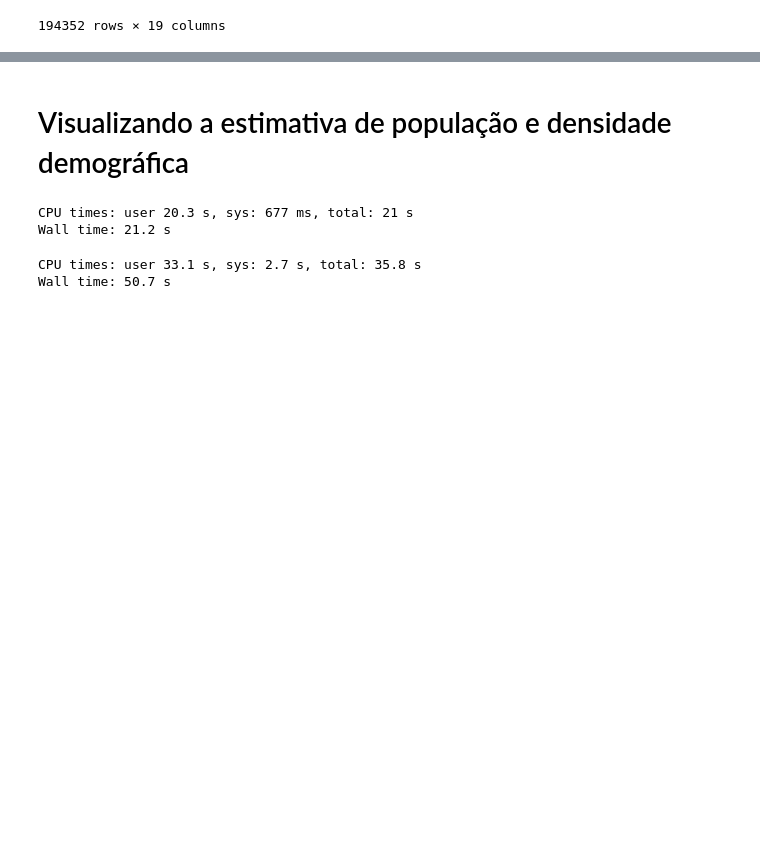
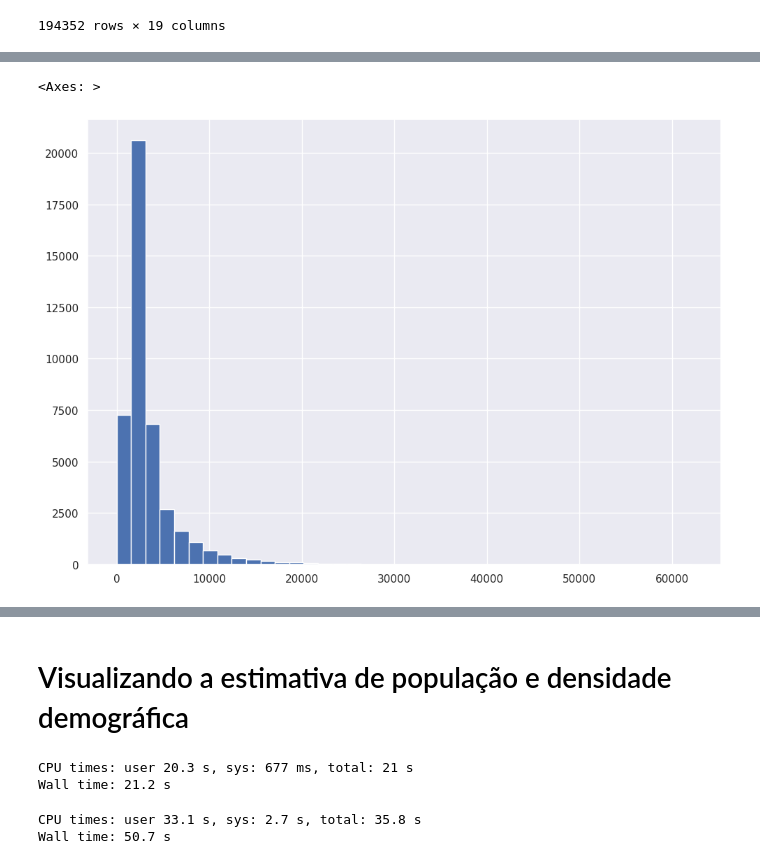
Before and after one commit to sepep-pmsp/compatibilizacao-setores-censitarios, a Jupyter notebook: 11 Quadras viárias como base geométrica.ipynb, the cells around one changed output, grey strips where cells are left out. Drawn from its saved outputs; the diff is of its cells as text; code cells hidden in the pictures; blank space fills up the shorter version.

```diff
--- a/11 Quadras viárias como base geométrica.ipynb
+++ b/11 Quadras viárias como base geométrica.ipynb
@@ -1176,0 +1228,5 @@ quadras_final.to_parquet(quadras_estimativa_path)
+# %%
+est_renda = (
+    sim_10.merge(setores10[['CD_GEOCODI', 'rend_total', 'dom_total']])
+)
+est_renda.head()
@@ -1176,0 +1256,6 @@ quadras_final.to_parquet(quadras_estimativa_path)
+# %%
+est_renda['rend_total_setor'] = est_renda['rend_total']
+est_renda['dom_total_setor'] = est_renda['dom_total']
+est_renda['rend_total'] = round(est_renda['rend_total']*est_renda['inter_perc'], 2)
+est_renda['dom_total'] = round(est_renda['dom_total']*est_renda['inter_perc'], 0).astype(int)
+est_renda.head()
@@ -1176,0 +1269,9 @@ quadras_final.to_parquet(quadras_estimativa_path)
+# %%
+est_renda_agg = (
+    est_renda
+    [['cd_identificador_quadra_viaria_editada', 'rend_total', 'dom_total']]
+    .groupby('cd_identificador_quadra_viaria_editada')
+    .agg('sum')
+    .reset_index()
+)
+est_renda_agg
@@ -1176,0 +1292,4 @@ quadras_final.to_parquet(quadras_estimativa_path)
+# %%
+dom_filter = est_renda_agg['dom_total']>0
+est_renda_agg.loc[dom_filter, 'rend_med_dom'] = est_renda_agg.loc[dom_filter, 'rend_total']/est_renda_agg.loc[dom_filter, 'dom_total']
+est_renda_agg
@@ -1176,0 +1310,5 @@ quadras_final.to_parquet(quadras_estimativa_path)
+# %%
+est_renda_agg['rend_med_dom'].hist(bins=40)
+# %% [output]
+<Axes: >
+[figure, added]
```
Also changed, not shown: parts of 18 cells of this notebook.
